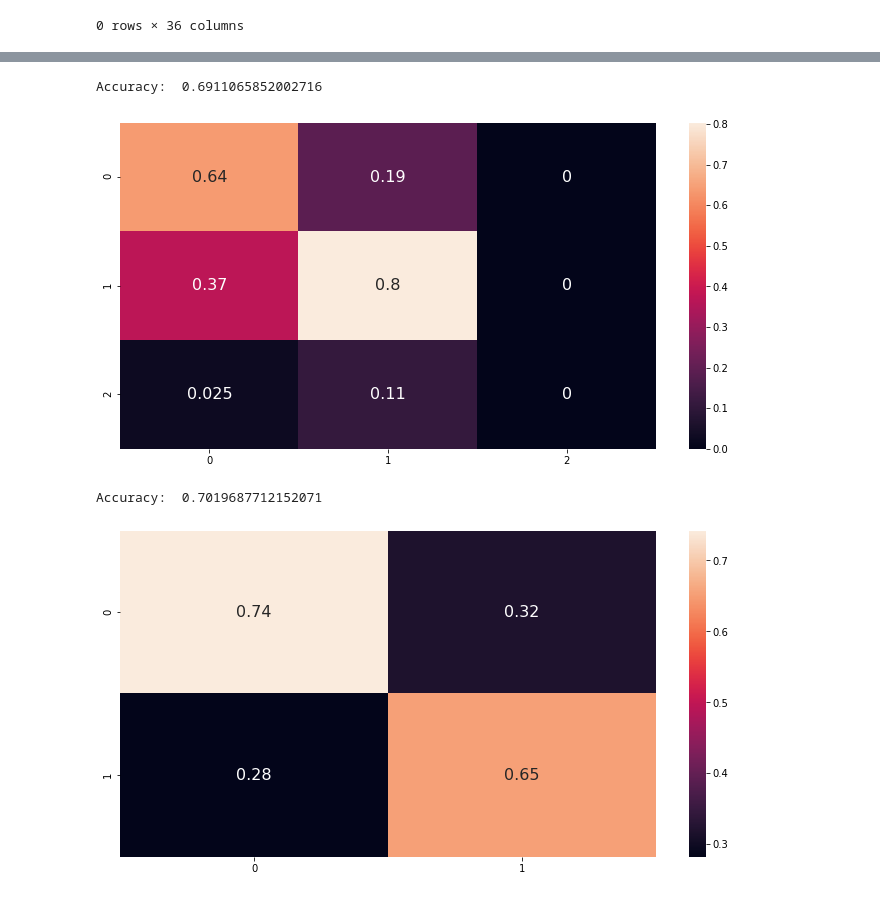
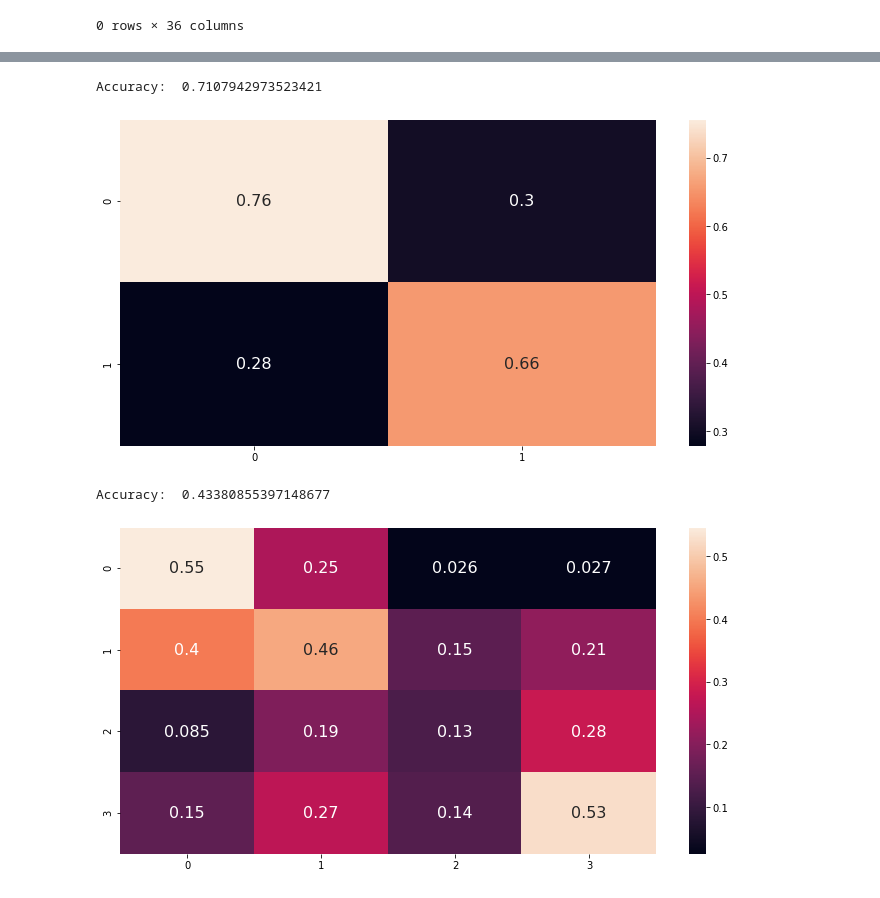
Before and after one commit to edie-zhou/data_lab_f1, a Jupyter notebook: F1.ipynb, the cells around one changed output, grey strips where cells are left out. Cells and saved outputs as stored; diff of their text form; code cells hidden in the pictures.

Commit message:
Cleaned up notebook, added logreg podium classifier

```diff
--- a/F1.ipynb
+++ b/F1.ipynb
@@ -458,7 +454,7 @@ for year in year_dict.keys():
                     past_entry_id = race_data.loc[race_data['driverId']==driver]['resultId'].unique()[0]
                     race_data.at[past_entry_id, 'actual_result'] = 20
             race_data = race_data.dropna()
-            sns.distplot(x);
+#             sns.distplot(x);
             # default to 20 to account for engine penalties, etc.
             race_data['cur_grid'] = 20
             for driver in race_data['driverId'].unique():
@@ -569,5 +934,5 @@ data.to_csv('feature_data.csv', index=False)
 # %%
-# Predict on multiple classes
+# Points classifier using tree-based XGBClassifier, no downsampling
 # data = pd.readcsv('feature_data.csv')
 
 train_ds = pd.get_dummies(data, columns=['statusId'])
@@ -584,12 +949,12 @@ features = train_ds.drop(drop_col, axis=1)
 # sns.distplot(target)
 tgt = []
 for x in target:
-    if x >= 1 and x < 6:
+    if x >= 1 and x < 11:
         tgt.append(0)
-    elif x >= 7 and x < 13:
-        tgt.append(1)
-    elif x >= 10 and x < 15:
-        tgt.append(2)
+#     elif x >= 7 and x < 13:
+#         tgt.append(1)
+#     elif x >= 10 and x < 15:
+#         tgt.append(2)
     else:
         tgt.append(1)
 y = np.array(tgt)
@@ -606,11 +971,15 @@ model_type = 'gbtree'
 model_xgb = xgb.XGBClassifier(booster=model_type)
 model_xgb.fit(x_train, y_train)
 y_pred = model_xgb.predict(x_test)
+
+# Create confusion matrix heatmap
 matrix = confusion_matrix(y_test, y_pred)
 matrix = matrix / matrix.astype(np.float).sum(axis=1)
+
+# Print scores
 ax = sns.heatmap(matrix, annot=True, annot_kws={"size": 16})
 print('Accuracy: ', accuracy_score(y_test, y_pred))
 plt.show()
 # %% [output]
-Accuracy:  0.6911065852002716
+Accuracy:  0.7107942973523421
-[figure, old version]
+[figure, new version]
@@ -620,48 +986,51 @@ Accuracy:  0.6911065852002716
 # %%
-# Predict if finish in points
+# Position classifier using tree-based XGBClassifier, no downsampling
 # data = pd.readcsv('feature_data.csv')
 
-train_ds = pd.get_dummies(data, columns=['statusId'])
+# train_ds = pd.get_dummies(data, columns=['statusId'])
 
 # train_ds = pd.concat([data, stat_dumm], axis=1)
 # train_ds = train_ds.drop('statusId', axis=1)
 
 # create x, y dfs
-target = train_ds['actual_result']
-drop_col = ['resultId', 'current_id', 'actual_result']
-features = train_ds.drop(drop_col, axis=1)
+target = data['actual_result']
+drop_col = ['resultId', 'current_id', 'actual_result', 'statusId', 'constructorId']
+features = data.drop(drop_col, axis=1)
 
 # create bins class 0 = [1-3], 1 = [4-9], 2 = [10-14], 3 = [15+]
-# sns.distplot(target)
 tgt = []
 for x in target:
-    if x >= 1 and x < 11:
+    if x >= 1 and x < 4:
         tgt.append(0)
-#     elif x >= 7 and x < 13:
-#         tgt.append(1)
-#     elif x >= 10 and x < 15:
-#         tgt.append(2)
+    elif x >= 4 and x < 10:
+        tgt.append(1)
+    elif x >= 10 and x < 15:
+        tgt.append(2)
     else:
-        tgt.append(1)
+        tgt.append(3)
 y = np.array(tgt)
 
 # corrMatrix = train_ds.corr()
 # sns.heatmap(corrMatrix)
 
 # Create train/test splits
 x_train, x_test, y_train, y_test = train_test_split(features, y,
         test_size=0.25, random_state=42)
 
 # Train xgbclassifier
 model_type = 'gbtree'
 model_xgb = xgb.XGBClassifier(booster=model_type)
 model_xgb.fit(x_train, y_train)
 y_pred = model_xgb.predict(x_test)
+
+# Create confusion matrix heatmap
 matrix = confusion_matrix(y_test, y_pred)
 matrix = matrix / matrix.astype(np.float).sum(axis=1)
 ax = sns.heatmap(matrix, annot=True, annot_kws={"size": 16})
+
+# Print scores
 print('Accuracy: ', accuracy_score(y_test, y_pred))
 plt.show()
 # %% [output]
-Accuracy:  0.7019687712152071
+Accuracy:  0.43380855397148677
-[figure, old version]
+[figure, new version]
```
Also changed, not shown: parts of 17 cells of this notebook.
